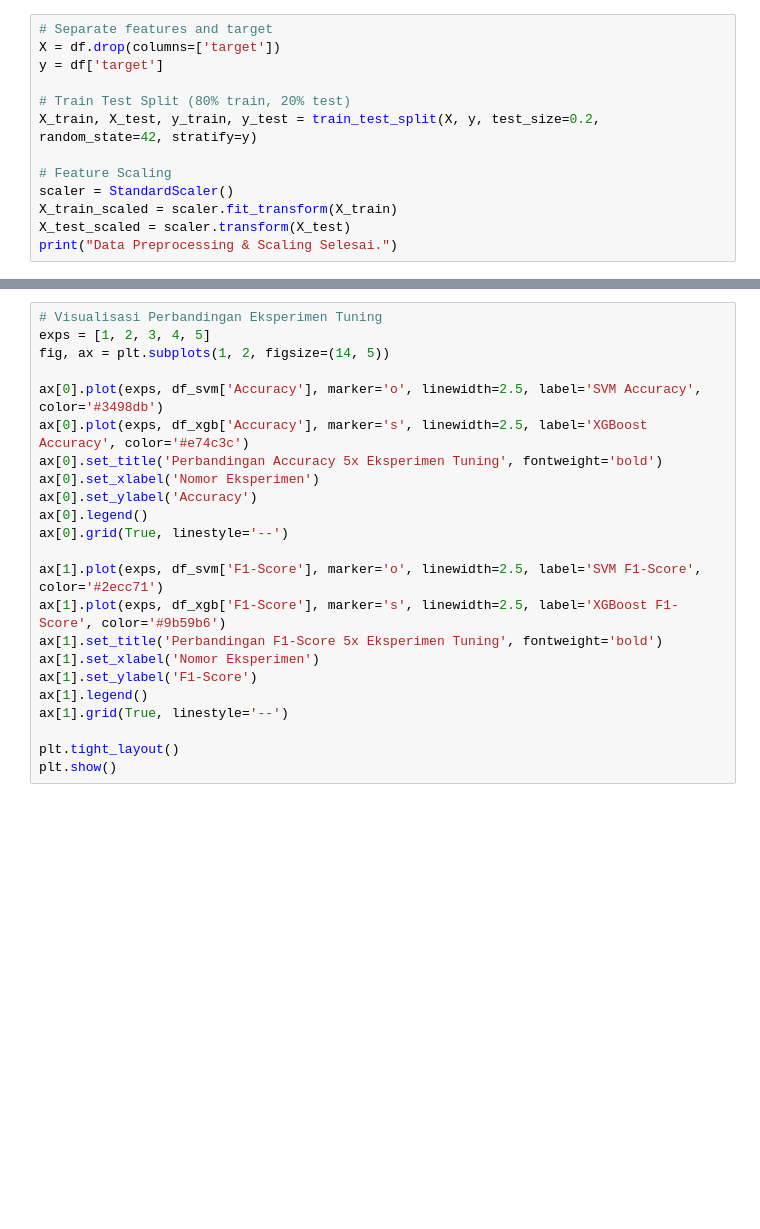
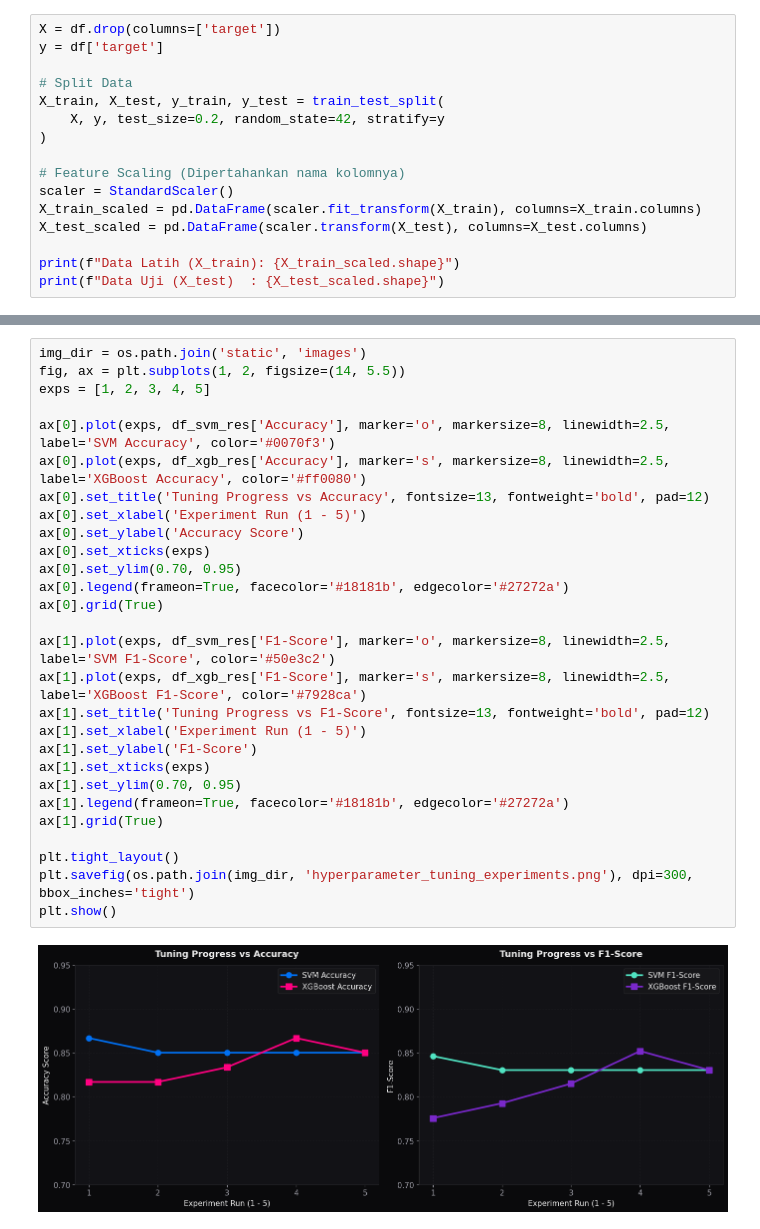
Before and after one commit to Badwolf90/UAS_Machine_Learning, a Jupyter notebook: notebooks/Heart_Disease_Prediction_UAS.ipynb, the cells around one changed output, grey strips where cells are left out. Drawn from its saved outputs; the diff is of its cells as text; blank space fills up the shorter version.

Commit message:
feat: Update dataset to Kaggle Heart Disease, re-run 5x SVM & XGBoost experiments, sync code, notebook and PDF report

```diff
--- a/notebooks/Heart_Disease_Prediction_UAS.ipynb
+++ b/notebooks/Heart_Disease_Prediction_UAS.ipynb
@@ -35,13 +131,16 @@ df.head()
 # %%
-# Separate features and target
 X = df.drop(columns=['target'])
 y = df['target']
 
-# Train Test Split (80% train, 20% test)
-X_train, X_test, y_train, y_test = train_test_split(X, y, test_size=0.2, random_state=42, stratify=y)
+# Split Data
+X_train, X_test, y_train, y_test = train_test_split(
+    X, y, test_size=0.2, random_state=42, stratify=y
+)
 
-# Feature Scaling
+# Feature Scaling (Dipertahankan nama kolomnya)
 scaler = StandardScaler()
-X_train_scaled = scaler.fit_transform(X_train)
-X_test_scaled = scaler.transform(X_test)
-print("Data Preprocessing & Scaling Selesai.")
+X_train_scaled = pd.DataFrame(scaler.fit_transform(X_train), columns=X_train.columns)
+X_test_scaled = pd.DataFrame(scaler.transform(X_test), columns=X_test.columns)
+
+print(f"Data Latih (X_train): {X_train_scaled.shape}")
+print(f"Data Uji (X_test)  : {X_test_scaled.shape}")
@@ -114,23 +280,30 @@ df_xgb
 # %%
-# Visualisasi Perbandingan Eksperimen Tuning
+img_dir = os.path.join('static', 'images')
+fig, ax = plt.subplots(1, 2, figsize=(14, 5.5))
 exps = [1, 2, 3, 4, 5]
-fig, ax = plt.subplots(1, 2, figsize=(14, 5))
 
-ax[0].plot(exps, df_svm['Accuracy'], marker='o', linewidth=2.5, label='SVM Accuracy', color='#3498db')
-ax[0].plot(exps, df_xgb['Accuracy'], marker='s', linewidth=2.5, label='XGBoost Accuracy', color='#e74c3c')
-ax[0].set_title('Perbandingan Accuracy 5x Eksperimen Tuning', fontweight='bold')
-ax[0].set_xlabel('Nomor Eksperimen')
-ax[0].set_ylabel('Accuracy')
-ax[0].legend()
-ax[0].grid(True, linestyle='--')
+ax[0].plot(exps, df_svm_res['Accuracy'], marker='o', markersize=8, linewidth=2.5, label='SVM Accuracy', color='#0070f3')
+ax[0].plot(exps, df_xgb_res['Accuracy'], marker='s', markersize=8, linewidth=2.5, label='XGBoost Accuracy', color='#ff0080')
+ax[0].set_title('Tuning Progress vs Accuracy', fontsize=13, fontweight='bold', pad=12)
+ax[0].set_xlabel('Experiment Run (1 - 5)')
+ax[0].set_ylabel('Accuracy Score')
+ax[0].set_xticks(exps)
+ax[0].set_ylim(0.70, 0.95)
+ax[0].legend(frameon=True, facecolor='#18181b', edgecolor='#27272a')
+ax[0].grid(True)
 
-ax[1].plot(exps, df_svm['F1-Score'], marker='o', linewidth=2.5, label='SVM F1-Score', color='#2ecc71')
-ax[1].plot(exps, df_xgb['F1-Score'], marker='s', linewidth=2.5, label='XGBoost F1-Score', color='#9b59b6')
-ax[1].set_title('Perbandingan F1-Score 5x Eksperimen Tuning', fontweight='bold')
-ax[1].set_xlabel('Nomor Eksperimen')
+ax[1].plot(exps, df_svm_res['F1-Score'], marker='o', markersize=8, linewidth=2.5, label='SVM F1-Score', color='#50e3c2')
+ax[1].plot(exps, df_xgb_res['F1-Score'], marker='s', markersize=8, linewidth=2.5, label='XGBoost F1-Score', color='#7928ca')
+ax[1].set_title('Tuning Progress vs F1-Score', fontsize=13, fontweight='bold', pad=12)
+ax[1].set_xlabel('Experiment Run (1 - 5)')
 ax[1].set_ylabel('F1-Score')
-ax[1].legend()
-ax[1].grid(True, linestyle='--')
+ax[1].set_xticks(exps)
+ax[1].set_ylim(0.70, 0.95)
+ax[1].legend(frameon=True, facecolor='#18181b', edgecolor='#27272a')
+ax[1].grid(True)
 
 plt.tight_layout()
+plt.savefig(os.path.join(img_dir, 'hyperparameter_tuning_experiments.png'), dpi=300, bbox_inches='tight')
 plt.show()
+# %% [output]
+[figure, added]
```
Also changed, not shown: parts of 27 cells of this notebook, 10 other files.
